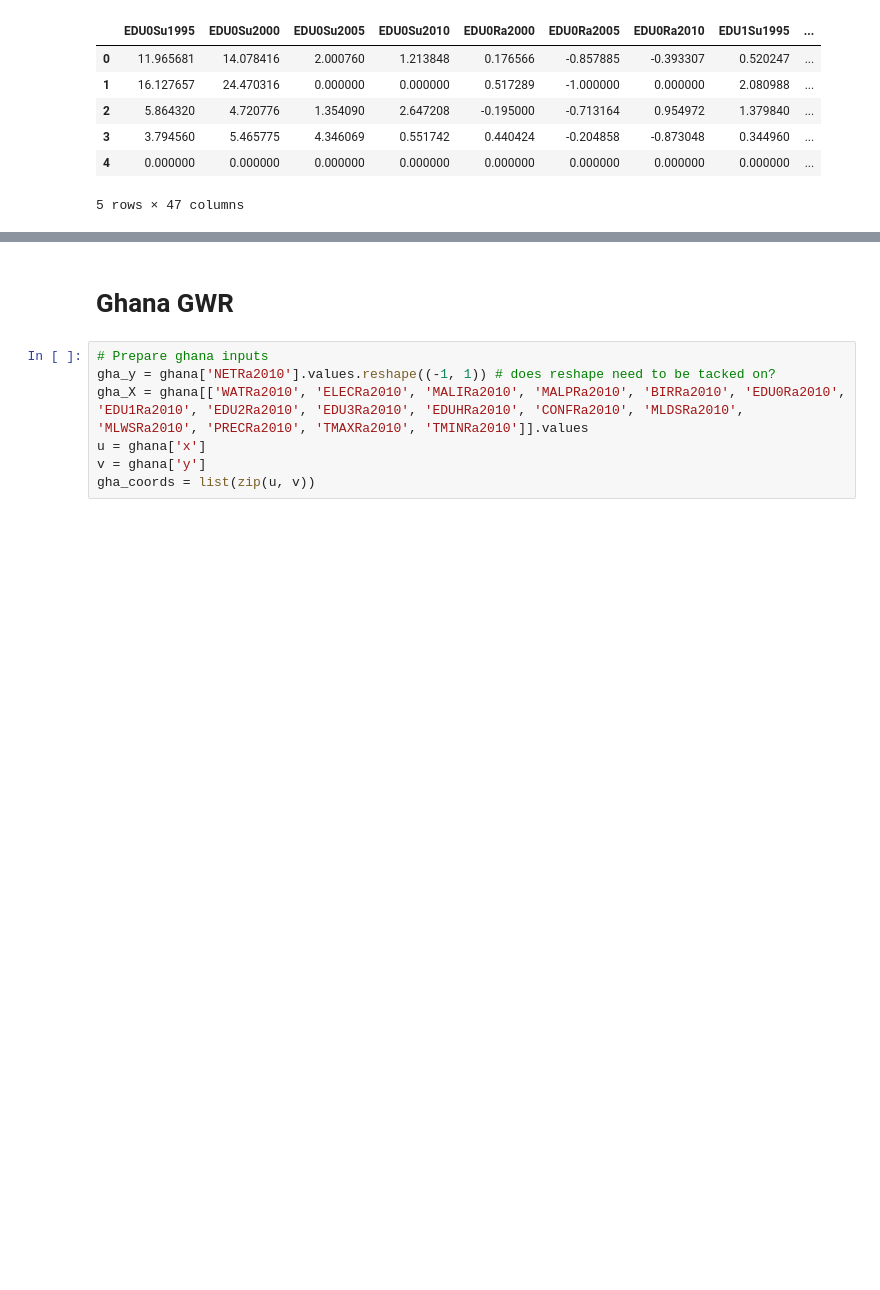
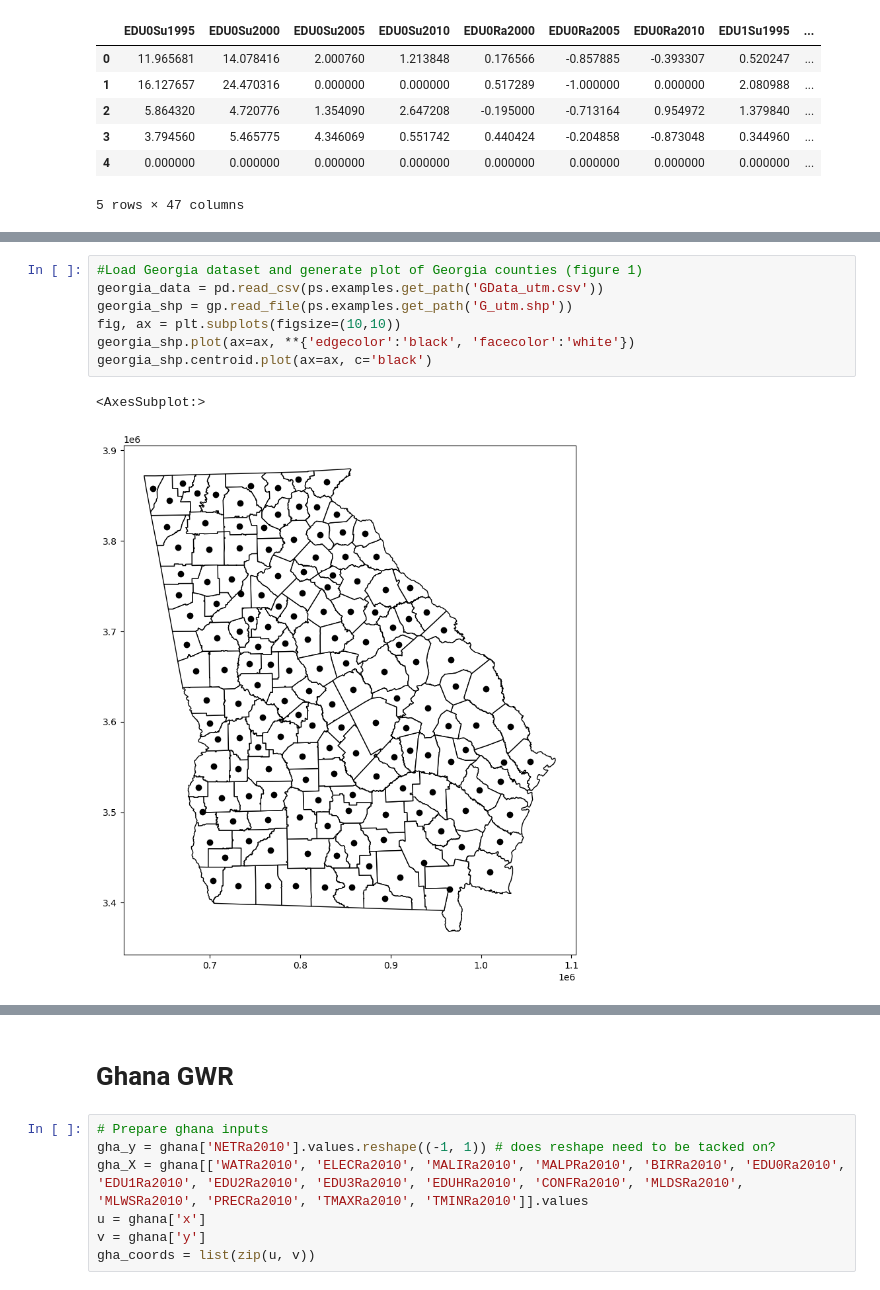
Before and after one commit to hylodata/MEMO, a Jupyter notebook: MGWR.ipynb, the cells around one changed output, grey strips where cells are left out. Saved outputs shown, nothing was run; the diff lists cells and outputs as text; blank space fills up the shorter version.

```diff
--- a/MGWR.ipynb
+++ b/MGWR.ipynb
@@ -114,3 +127,13 @@ plt.savefig('ghana_mgwr_shp')
 plt.show()
 # %% [output]
 [figure]
+# %%
+#Load Georgia dataset and generate plot of Georgia counties (figure 1)
+georgia_data = pd.read_csv(ps.examples.get_path('GData_utm.csv'))
+georgia_shp = gp.read_file(ps.examples.get_path('G_utm.shp'))
+fig, ax = plt.subplots(figsize=(10,10))
+georgia_shp.plot(ax=ax, **{'edgecolor':'black', 'facecolor':'white'})
+georgia_shp.centroid.plot(ax=ax, c='black')
+# %% [output]
+<AxesSubplot:>
+[figure, added]
```
Also changed, not shown: parts of 30 cells of this notebook.
